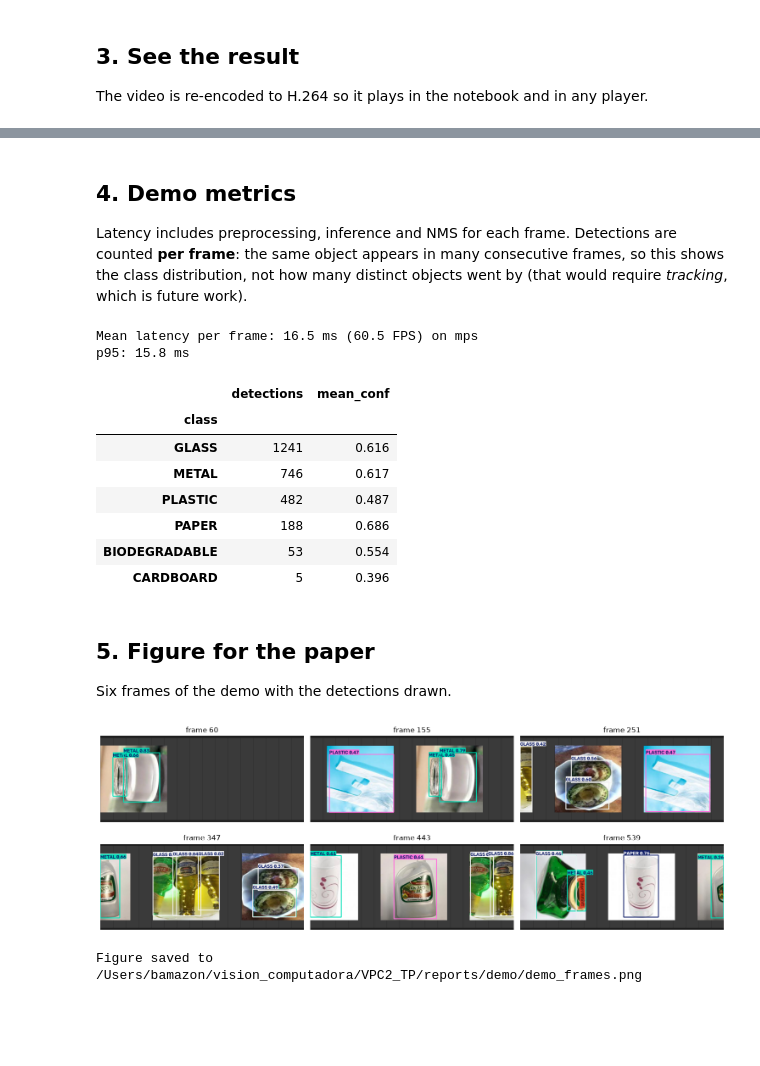
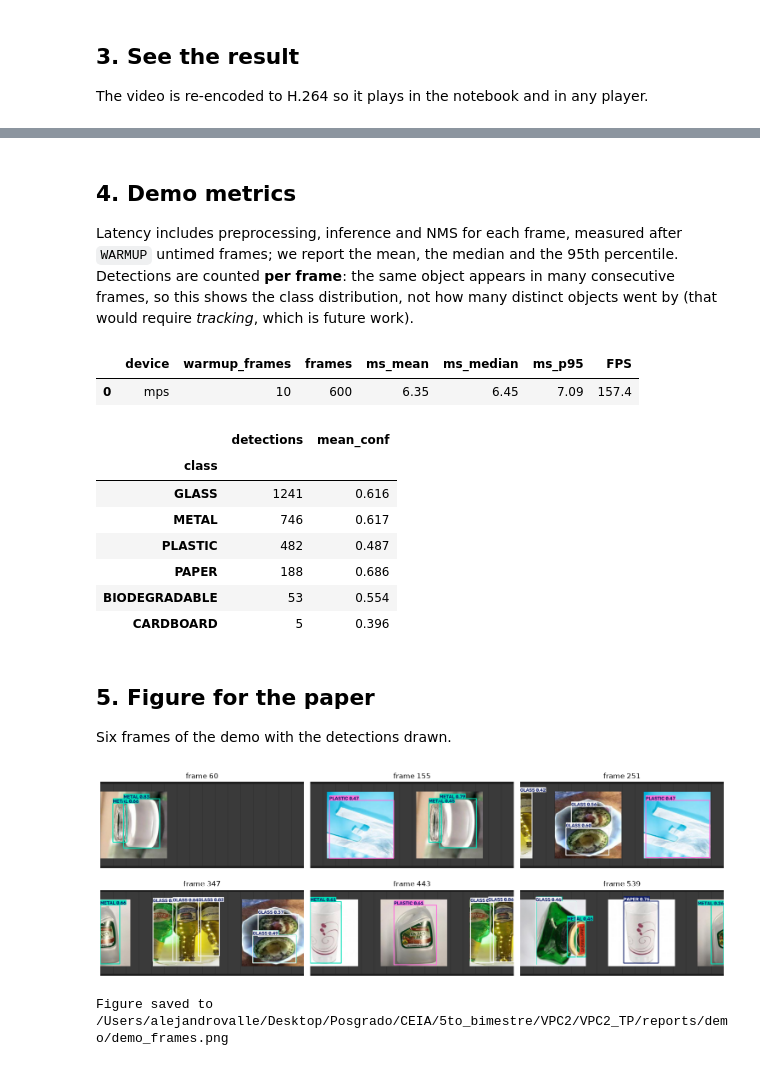
Before and after one commit to AlejandroValle99/VPC2_TP, a Jupyter notebook: notebooks/05_demo_simulated_belt.ipynb, the cells around one changed output, grey strips where cells are left out. Cells and saved outputs as stored; diff of their text form; code cells hidden in the pictures; blank space fills up the shorter version.

```diff
--- a/notebooks/05_demo_simulated_belt.ipynb
+++ b/notebooks/05_demo_simulated_belt.ipynb
@@ -39,6 +39,7 @@ TILE = 420        # side of each image on the belt (px)
 GAP = 140         # gap between images (px)
 SPEED = 7.0       # belt speed (px per frame)
 CONF = 0.25       # confidence threshold
+WARMUP = 10       # untimed frames before measuring (device warm-up)
 SEED = 42
 
 if torch.cuda.is_available():
@@ -117,6 +118,21 @@ We process frame by frame, as an online system would: detect, draw and record th
 # %%
 model = YOLO(str(WEIGHTS))
 names = model.names
+
+
+def sync():
+    """Wait for the GPU so the timer stops after the work is done (no-op on CPU)."""
+    if DEVICE == "cuda":
+        torch.cuda.synchronize()
+    elif DEVICE == "mps":
+        torch.mps.synchronize()
+
+
+# Warm-up: the first calls on a device are much slower. They are not timed, drawn or counted.
+for _ in range(WARMUP):
+    model.predict(belt_frame(background, tiles, frames_total // 2), imgsz=640, conf=CONF,
+                  device=DEVICE, verbose=False)
+sync()
 
 raw_path = OUT_DIR / "cinta_simulada_raw.mp4"
 writer = cv2.VideoWriter(str(raw_path), cv2.VideoWriter_fourcc(*"mp4v"), FPS, (WIDTH, HEIGHT))
@@ -131,6 +147,7 @@ for idx in range(frames_total):
     frame = belt_frame(background, tiles, idx)
     t0 = time.perf_counter()
     result = model.predict(frame, imgsz=640, conf=CONF, device=DEVICE, verbose=False)[0]
+    sync()
     frame_ms.append((time.perf_counter() - t0) * 1000)
 
     for cls, conf in zip(result.boxes.cls.tolist(), result.boxes.conf.tolist()):
@@ -170,35 +187,40 @@ Final video: /Users/bamazon/vision_computadora/VPC2_TP/reports/demo/cinta_simula
 # %% [markdown]
 ## 4. Demo metrics
 
-Latency includes preprocessing, inference and NMS for each frame. Detections are counted **per frame**: the same object appears in many consecutive frames, so this shows the class distribution, not how many distinct objects went by (that would require *tracking*, which is future work).
+Latency includes preprocessing, inference and NMS for each frame, measured after `WARMUP` untimed frames; we report the mean, the median and the 95th percentile. Detections are counted **per frame**: the same object appears in many consecutive frames, so this shows the class distribution, not how many distinct objects went by (that would require *tracking*, which is future work).
 # %%
 frame_ms = np.array(frame_ms)
-print(f"Mean latency per frame: {frame_ms.mean():.1f} ms ({1000 / frame_ms.mean():.1f} FPS) on {DEVICE}")
-print(f"p95: {np.percentile(frame_ms, 95):.1f} ms")
+latencia = pd.DataFrame([{
+    "device": DEVICE, "warmup_frames": WARMUP, "frames": len(frame_ms),
+    "ms_mean": round(float(frame_ms.mean()), 2), "ms_median": round(float(np.median(frame_ms)), 2),
+    "ms_p95": round(float(np.percentile(frame_ms, 95)), 2), "FPS": round(1000 / float(frame_ms.mean()), 1),
+}])
+display(latencia)
+latencia.to_csv(OUT_DIR / "demo_latencia.csv", index=False)
 
 df = pd.DataFrame(records)
 if df.empty:
     print("No detections: try a lower CONF.")
 else:
     resumen = (
         df.groupby("class")
         .agg(detections=("conf", "size"), mean_conf=("conf", "mean"))
         .sort_values("detections", ascending=False)
     )
     resumen["mean_conf"] = resumen["mean_conf"].round(3)
     display(resumen)
     resumen.to_csv(OUT_DIR / "demo_resumen_detecciones.csv")
 # %% [output]
-Mean latency per frame: 16.5 ms (60.5 FPS) on mps
-p95: 15.8 ms
-|  | detections | mean_conf |
-| class |  |  |
-| GLASS | 1241 | 0.616 |
-| METAL | 746 | 0.617 |
-| PLASTIC | 482 | 0.487 |
-| PAPER | 188 | 0.686 |
-| BIODEGRADABLE | 53 | 0.554 |
-| CARDBOARD | 5 | 0.396 |
+|  | device | warmup_frames | frames | ms_mean | ms_median | ms_p95 | FPS |
+| 0 | mps | 10 | 600 | 6.35 | 6.45 | 7.09 | 157.4 |
+|  | detections | mean_conf |
+| class |  |  |
+| GLASS | 1241 | 0.616 |
+| METAL | 746 | 0.617 |
+| PLASTIC | 482 | 0.487 |
+| PAPER | 188 | 0.686 |
+| BIODEGRADABLE | 53 | 0.554 |
+| CARDBOARD | 5 | 0.396 |
 # %% [markdown]
 ## 5. Figure for the paper
 
@@ -216,4 +238,4 @@ plt.show()
 print("Figure saved to", fig_path)
 # %% [output]
 [figure]
-Figure saved to /Users/bamazon/vision_computadora/VPC2_TP/reports/demo/demo_frames.png
+Figure saved to /Users/alejandrovalle/Desktop/Posgrado/CEIA/5to_bimestre/VPC2/VPC2_TP/reports/demo/demo_frames.png
```
Also changed, not shown: parts of 3 cells of this notebook, 32 other files.
